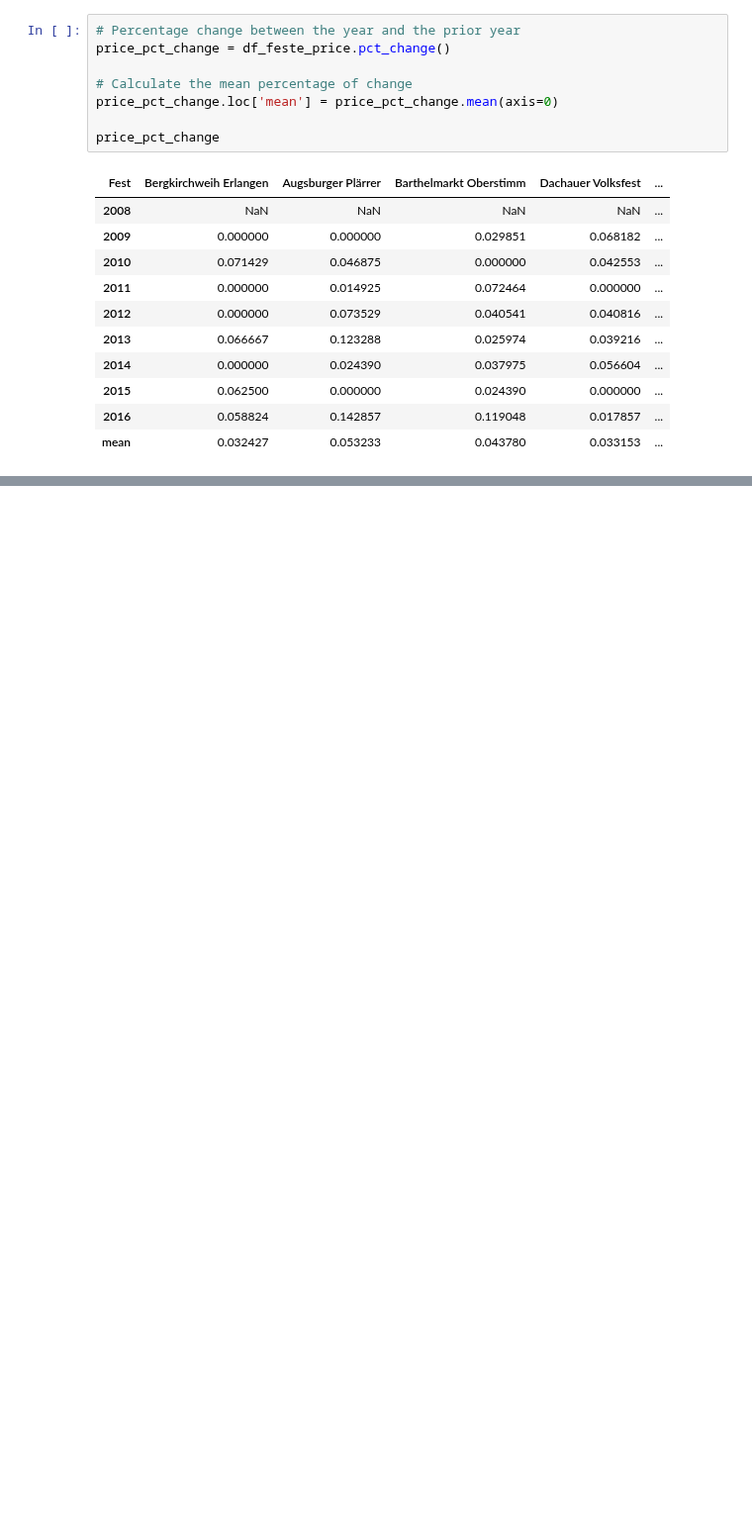
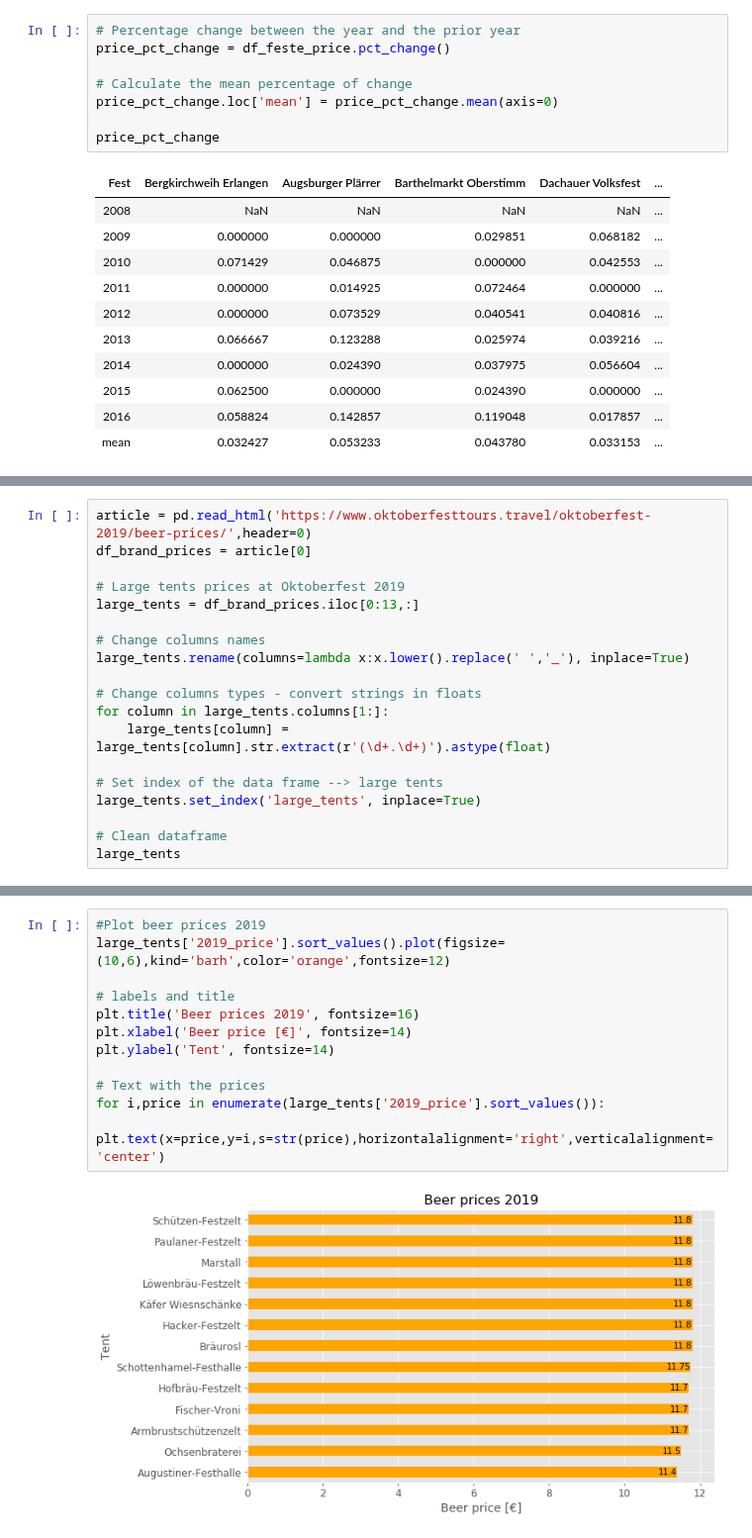
Before and after one commit to tikasyahfitri/Pyladies, a Jupyter notebook: Dataviz.ipynb, the cells around one changed output, grey strips where cells are left out. Shown at 99% size. Cells and saved outputs as stored; diff of their text form; blank space fills up the shorter version.

Commit message:
Committing latest additions to the code and adding in extra libraries.

```diff
--- a/Dataviz.ipynb
+++ b/Dataviz.ipynb
@@ -334,0 +569,19 @@ price_pct_change
+# %%
+article = pd.read_html('https://www.oktoberfesttours.travel/oktoberfest-2019/beer-prices/',header=0)
+df_brand_prices = article[0]
+
+# Large tents prices at Oktoberfest 2019
+large_tents = df_brand_prices.iloc[0:13,:]
+
+# Change columns names
+large_tents.rename(columns=lambda x:x.lower().replace(' ','_'), inplace=True)
+
+# Change columns types - convert strings in floats
+for column in large_tents.columns[1:]:
+    large_tents[column] = large_tents[column].str.extract(r'(\d+.\d+)').astype(float)
+
+# Set index of the data frame --> large tents
+large_tents.set_index('large_tents', inplace=True)
+
+# Clean dataframe
+large_tents
@@ -334,0 +604,14 @@ price_pct_change
+# %%
+#Plot beer prices 2019
+large_tents['2019_price'].sort_values().plot(figsize=(10,6),kind='barh',color='orange',fontsize=12)
+
+# labels and title
+plt.title('Beer prices 2019', fontsize=16)
+plt.xlabel('Beer price [€]', fontsize=14)
+plt.ylabel('Tent', fontsize=14)
+
+# Text with the prices
+for i,price in enumerate(large_tents['2019_price'].sort_values()):
+    plt.text(x=price,y=i,s=str(price),horizontalalignment='right',verticalalignment='center')
+# %% [output]
+[figure, added]
```
Also changed, not shown: parts of 38 cells of this notebook, 1 other file.
